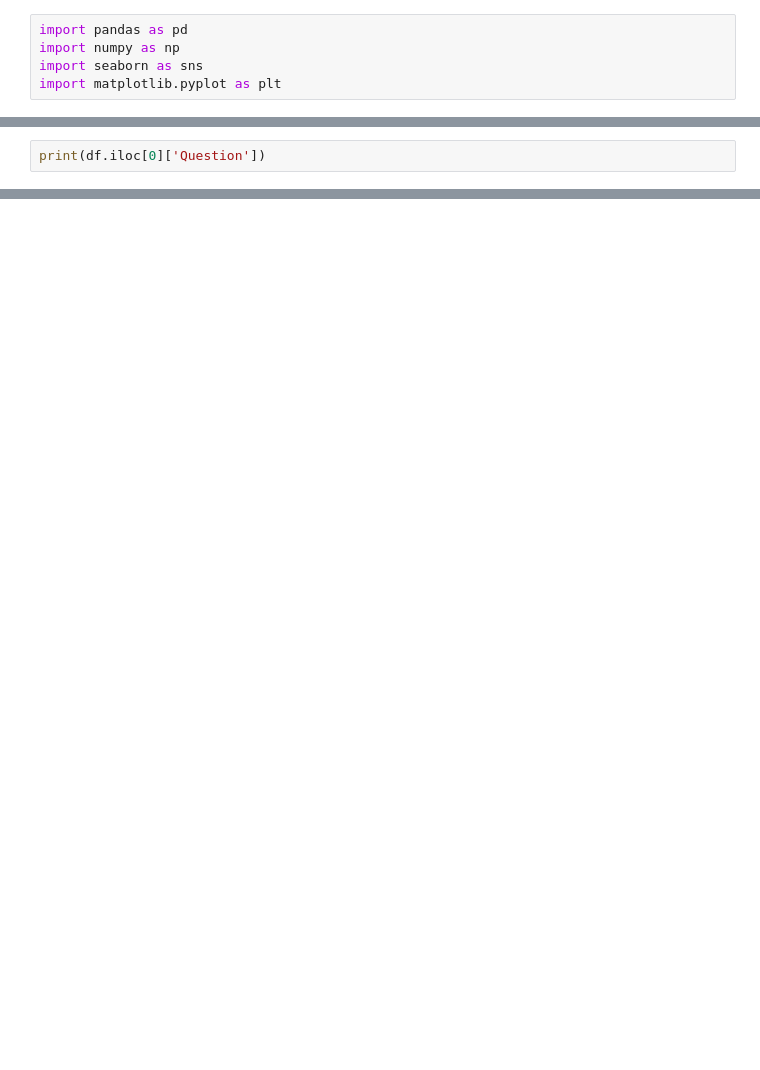
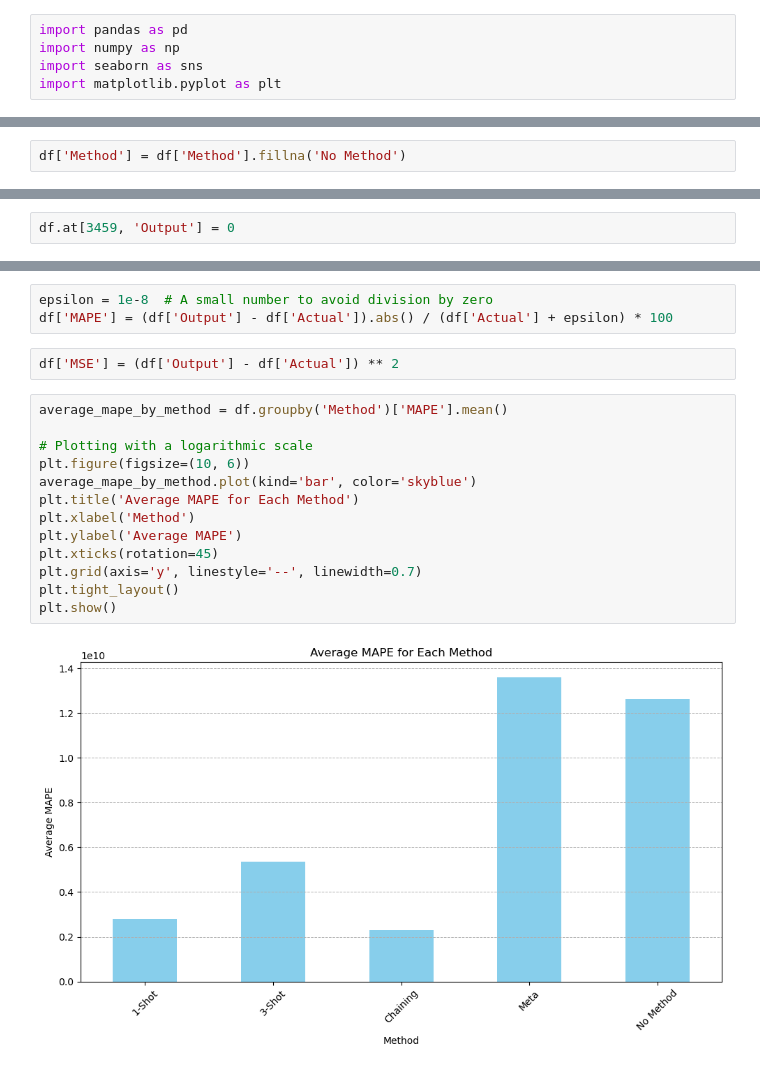
Before and after one commit to architp3/ecdna-analysis, a Jupyter notebook: minicpm/data.ipynb, the cells around one changed output, grey strips where cells are left out. Drawn from its saved outputs; the diff is of its cells as text; blank space fills up the shorter version.

```diff
--- a/minicpm/data.ipynb
+++ b/minicpm/data.ipynb
@@ -36,0 +45,2 @@ df['Actual'] = df['Actual'].apply(is_integer)
+# %%
+df['Method'] = df['Method'].fillna('No Method')
@@ -37,2 +64,2 @@ df['Actual'] = df['Actual'].apply(is_integer)
 # %%
-print(df.iloc[0]['Question'])
+df.at[3459, 'Output'] = 0
@@ -89,0 +82,20 @@ plt.show()
+# %%
+epsilon = 1e-8  # A small number to avoid division by zero
+df['MAPE'] = (df['Output'] - df['Actual']).abs() / (df['Actual'] + epsilon) * 100
+# %%
+df['MSE'] = (df['Output'] - df['Actual']) ** 2
+# %%
+average_mape_by_method = df.groupby('Method')['MAPE'].mean()
+
+# Plotting with a logarithmic scale
+plt.figure(figsize=(10, 6))
+average_mape_by_method.plot(kind='bar', color='skyblue')
+plt.title('Average MAPE for Each Method')
+plt.xlabel('Method')
+plt.ylabel('Average MAPE')
+plt.xticks(rotation=45)
+plt.grid(axis='y', linestyle='--', linewidth=0.7)
+plt.tight_layout()
+plt.show()
+# %% [output]
+[figure, added]
```
Also changed, not shown: parts of 21 cells of this notebook, 5 other files.
